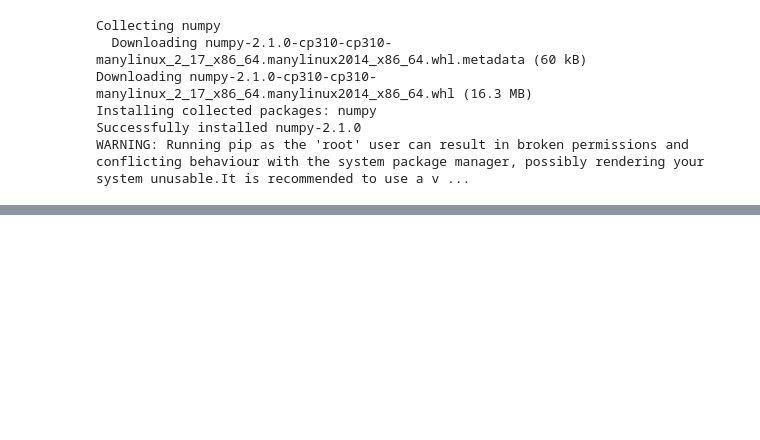
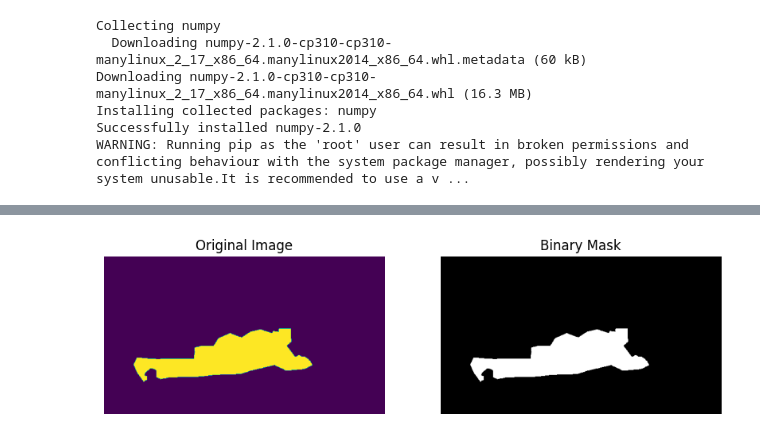
Before and after one commit to csjihwanh/LLaSA, a Jupyter notebook: model/segmentation/sam2.ipynb, the cells around one changed output, grey strips where cells are left out. Cells and saved outputs as stored; diff of their text form; code cells hidden in the pictures; blank space fills up the shorter version.

```diff
--- a/model/segmentation/sam2.ipynb
+++ b/model/segmentation/sam2.ipynb
@@ -58,0 +159,2 @@ ModuleNotFoundError: No module named 'torch'
+# %%
+mask_file = '/workspace/LLaSA/dataset/A2D/Annotations/col/_4JOpIKy0rA/00030.png'
@@ -58,0 +217,22 @@ ModuleNotFoundError: No module named 'torch'
+# %%
+# Convert the PyTorch tensor to a NumPy array for visualization
+mask_np = mask_tensor.cpu().numpy()
+
+# Plot the original image and the binary mask side by side
+plt.figure(figsize=(10, 5))
+
+# Original image
+plt.subplot(1, 2, 1)
+plt.imshow(mask_np)
+plt.title("Original Image")
+plt.axis('off')
+
+# Binary mask
+plt.subplot(1, 2, 2)
+plt.imshow(mask_np, cmap='gray')
+plt.title("Binary Mask")
+plt.axis('off')
+
+plt.show()
+# %% [output]
+[figure, added]
```
Also changed, not shown: parts of 23 cells of this notebook, 12 other files.
